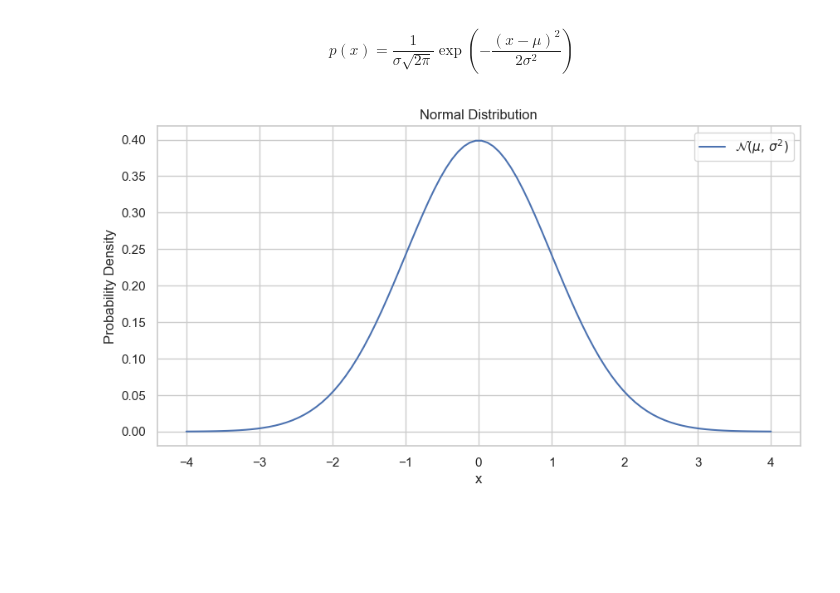
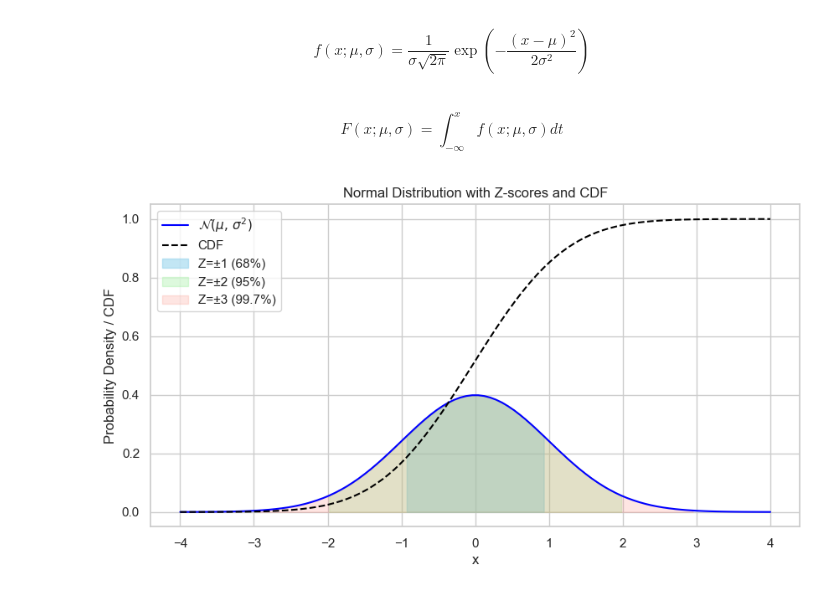
Before and after one commit to zaaath/deep-learning-book, a Jupyter notebook: ch3-probabilities-information-theory.ipynb, the cells around one changed output. Cells and saved outputs as stored; diff of their text form; code cells hidden in the pictures; blank space fills up the shorter version.

Commit message:
Add z-score and CDF overlay on the normal disribution chart

```diff
--- a/ch3-probabilities-information-theory.ipynb
+++ b/ch3-probabilities-information-theory.ipynb
@@ -3,4 +3,4 @@
 # %% [markdown]
 $$
-  p(x) = \frac{1}{\sigma\sqrt{2\pi}} \exp\left(-\frac{(x - \mu)^2}{2\sigma^2}\right)
+  f(x; \mu, \sigma) = \frac{1}{\sigma\sqrt{2\pi}} \exp\left(-\frac{(x - \mu)^2}{2\sigma^2}\right)
 $$
@@ -6,0 +11,15 @@ $$
+# %% [markdown]
+$$
+  F(x; \mu, \sigma) = \int_{-\infty}^{x} f(x; \mu, \sigma) dt
+$$
+# %%
+# The CDF for a normal distribution can be computed by integrating the PDF.
+# Since we don't have an analytical form for the integral of the normal distribution's PDF,
+# we'll approximate the CDF by summing up the area under the curve incrementally.
+def cdf_normal_distribution(x_points, mu, sigma):
+    # Calculate the PDF for each x value
+    pdf_values = normal_distribution(x_points, mu, sigma)
+    # Approximate the CDF by cumulatively summing the PDF values and multiplying by the step size
+    dx = x_points[1] - x_points[0]  # Assumption: x_points are equally spaced
+    cdf_values = np.cumsum(pdf_values) * dx
+    return cdf_values
@@ -7,30 +30,34 @@ $$
 # %%
 import matplotlib.pyplot as plt
 import numpy as np
 import seaborn as sns
 
-# Parameters for the normal distribution
-mu = 0     # mean
-sigma = 1  # standard deviation
-
 # Create a range of x values
 x = np.linspace(mu - 4*sigma, mu + 4*sigma, 100)
-
-# The normal distribution function
-def normal_distribution(x, mu, sigma):
-    return (1 / (sigma * np.sqrt(2 * np.pi))) * np.exp(-0.5 * ((x - mu) / sigma) ** 2)
 
 # Calculate the y values based on the normal distribution function
 y = normal_distribution(x, mu, sigma)
 
+# Calculate the CDF values using our function
+cdf_y = cdf_normal_distribution(x, mu, sigma)
+
 # Plot the normal distribution
 sns.set(style="whitegrid")
 plt.figure(figsize=(10, 5))
-plt.plot(x, y, label='$\mathcal{N}(\mu,\,\sigma^{2})$')
-plt.title('Normal Distribution')
+plt.plot(x, y, label='$\mathcal{N}(\mu,\,\sigma^{2})$', color='blue')
+
+# Fill the areas for Z-scores of 1, 2, and 3
+plt.fill_between(x, y, where=(x >= mu - sigma) & (x <= mu + sigma), color='skyblue', alpha=0.5, label='Z=±1 (68%)')
+plt.fill_between(x, y, where=(x >= mu - 2*sigma) & (x <= mu + 2*sigma), color='lightgreen', alpha=0.3, label='Z=±2 (95%)')
+plt.fill_between(x, y, where=(x >= mu - 3*sigma) & (x <= mu + 3*sigma), color='salmon', alpha=0.2, label='Z=±3 (99.7%)')
+
+# Overlay the CDF
+plt.plot(x, cdf_y, label='CDF', color='black', linestyle='--')
+
+plt.title('Normal Distribution with Z-scores and CDF')
 plt.xlabel('x')
-plt.ylabel('Probability Density')
+plt.ylabel('Probability Density / CDF')
 plt.legend()
 plt.show()
 # %% [output]
-[figure, old version]
+[figure, new version]
```
Also changed, not shown: parts of 4 cells of this notebook.
